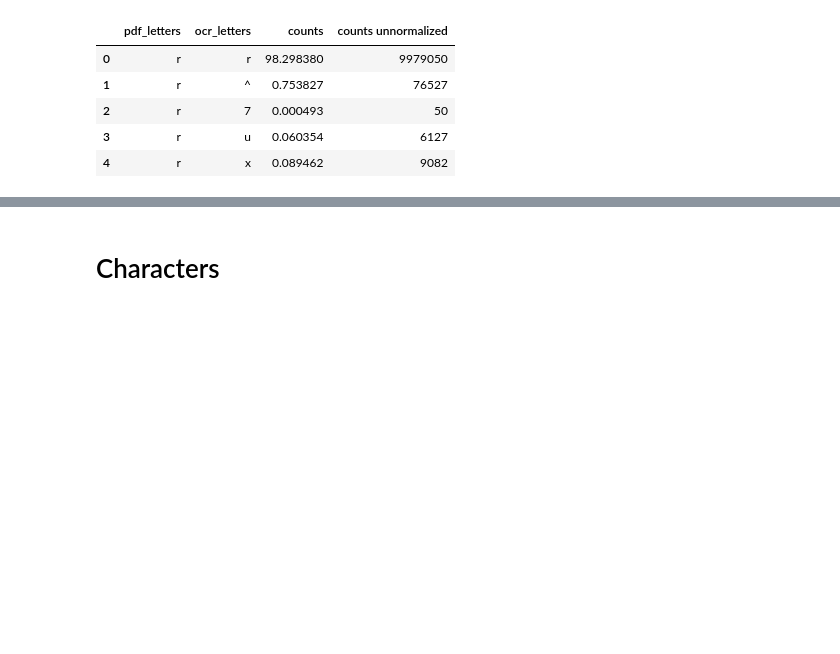
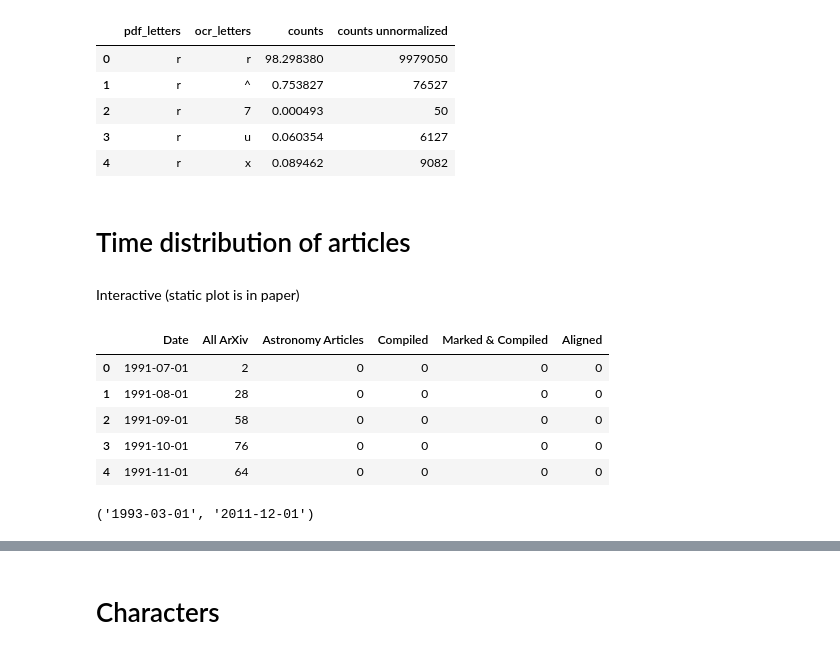
Before and after one commit to ReadingTimeMachine/ocr_post_correction, a Jupyter notebook: explore_dataset.ipynb, the cells around one changed output, grey strips where cells are left out. Cells and saved outputs as stored; diff of their text form; code cells hidden in the pictures; blank space fills up the shorter version.

Commit message:
plots

```diff
--- a/explore_dataset.ipynb
+++ b/explore_dataset.ipynb
@@ -67,3 +67,22 @@ df_char.head()
 | 2 | r | 7 | 0.000493 | 50 |
 | 3 | r | u | 0.060354 | 6127 |
 | 4 | r | x | 0.089462 | 9082 |
+# %% [markdown]
+# Time distribution of articles
+# %% [markdown]
+Interactive (static plot is in paper)
+# %%
+df_times = pd.read_csv('./data/all_time_plot.csv')
+df_times.head()
+# %% [output]
+|  | Date | All ArXiv | Astronomy Articles | Compiled | Marked & Compiled | Aligned |
+| 0 | 1991-07-01 | 2 | 0 | 0 | 0 | 0 |
+| 1 | 1991-08-01 | 28 | 0 | 0 | 0 | 0 |
+| 2 | 1991-09-01 | 58 | 0 | 0 | 0 | 0 |
+| 3 | 1991-10-01 | 76 | 0 | 0 | 0 | 0 |
+| 4 | 1991-11-01 | 64 | 0 | 0 | 0 | 0 |
+# %%
+min_time,max_time = df_times[df_times['Astronomy Articles']!= 0]['Date'].min(),df_times[df_times['Astronomy Articles']!= 0]['Date'].max()
+min_time,max_time
+# %% [output]
+('1993-03-01', '2011-12-01')
```
Also changed, not shown: parts of 6 cells of this notebook, 1 other file.
